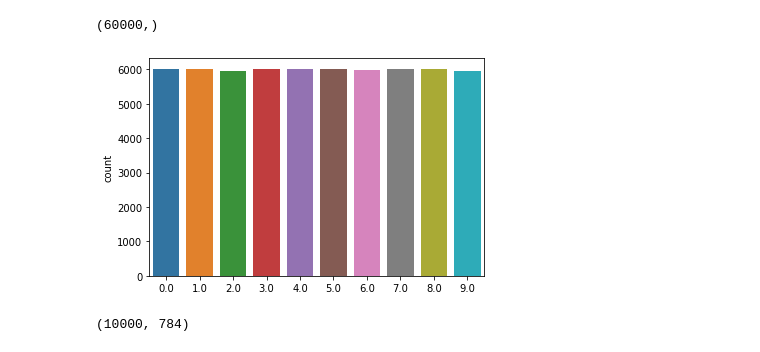
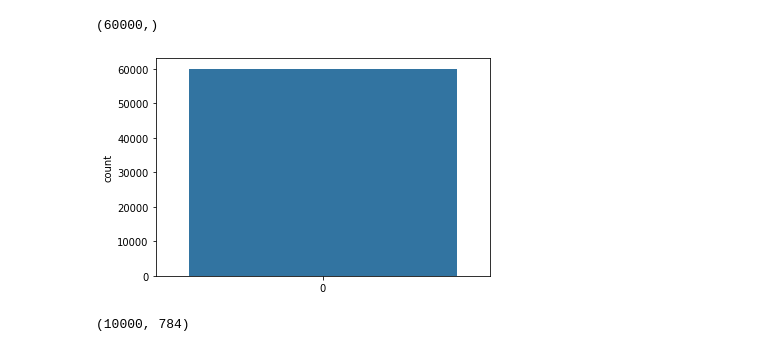
Before and after one commit to FelixMoeller3/linkit_fashion_mnist_challenge, a Jupyter notebook: challenge_playground_verena.ipynb, the cells around one changed output. Saved outputs shown, nothing was run; the diff lists cells and outputs as text; code cells hidden in the pictures.

```diff
--- a/challenge_playground_verena.ipynb
+++ b/challenge_playground_verena.ipynb
@@ -182,9 +182,9 @@ y_train.shape
 # %% [output]
 (60000,)
 # %%
-g = sns.countplot(y_train)
+g = sns.countplot(data=y_train)
 # %% [output]
-[figure, old version]
+[figure, new version]
 # %%
 data_submission.shape
 # %% [output]
```
Also changed, not shown: parts of 14 cells of this notebook.
